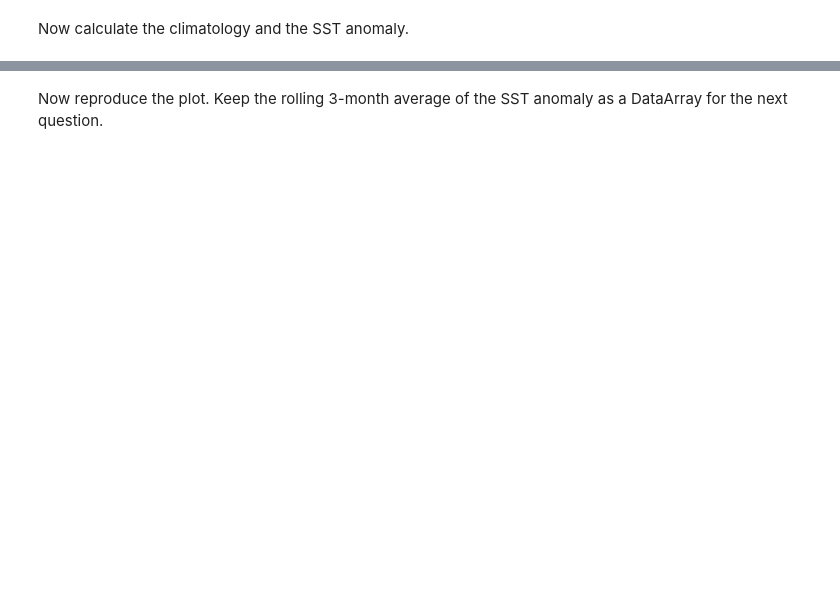
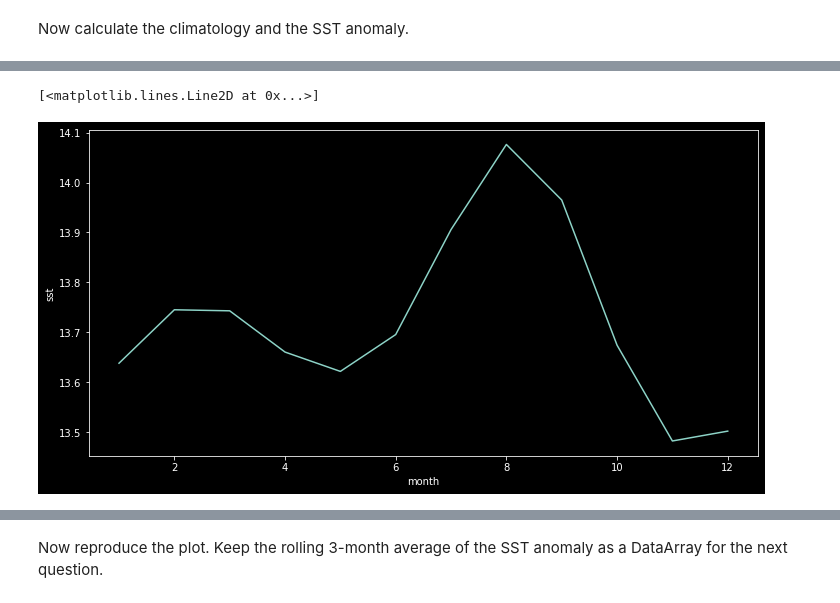
Before and after one commit to DRUFS/Tasks-Python-Research-Computing-, a Jupyter notebook: more_xarray.ipynb, the cells around one changed output, grey strips where cells are left out. Saved outputs shown, nothing was run; the diff lists cells and outputs as text; code cells hidden in the pictures; blank space fills up the shorter version.

```diff
--- a/more_xarray.ipynb
+++ b/more_xarray.ipynb
@@ -55,0 +122,5 @@ Now calculate the climatology and the SST anomaly.
+# %%
+gb.map(np.mean).plot()
+# %% [output]
+[<matplotlib.lines.Line2D at 0x...>]
+[figure, added]
```
Also changed, not shown: parts of 20 cells of this notebook.
